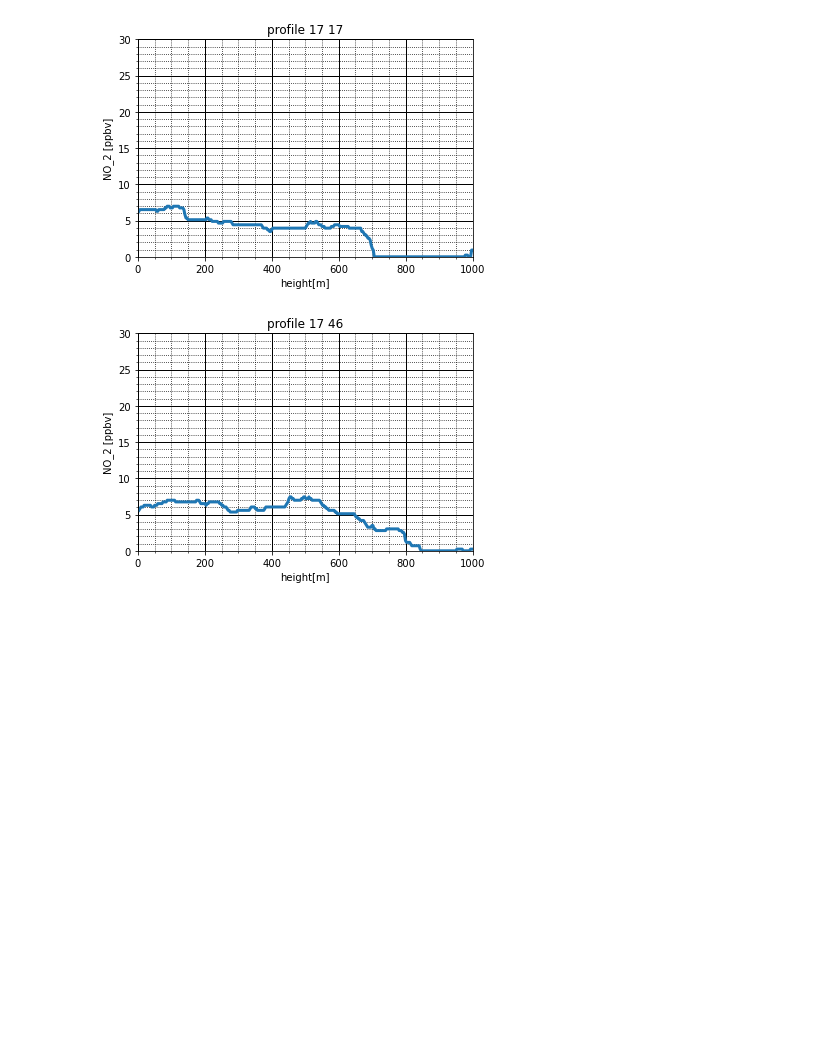
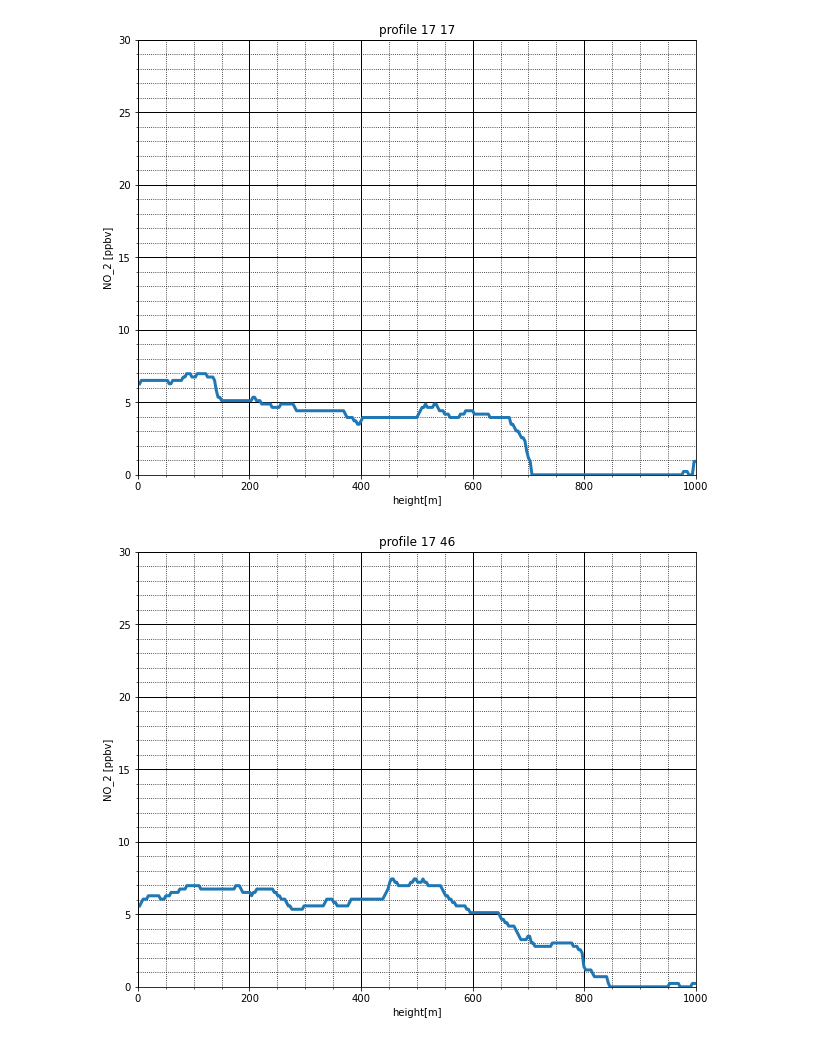
Before and after one commit to Mkrie/thesis, a Jupyter notebook: notebooks/profiles.ipynb, the cells around one changed output. Drawn from its saved outputs; the diff is of its cells as text; code cells hidden in the pictures; blank space fills up the shorter version.

```diff
--- a/notebooks/profiles.ipynb
+++ b/notebooks/profiles.ipynb
@@ -5,23 +5,23 @@ from pathlib import Path
 # %%
 for txt_path in Path(Path.cwd().parent,
                      "data", "profiles_1",
                      "csv").glob("*.csv"):
     with open(txt_path, "r") as csv_file:
         reader = csv.reader(csv_file)
         tup_coords: tuple[tuple[str]] = tuple(reader)
-        #plt.figure(figsize=(10, 8))
+        plt.figure(figsize=(10, 8))
         plt.minorticks_on()
         plt.grid(which='major', color = 'k', linewidth = 1)
         plt.grid(which='minor', color = 'k', linestyle = ':')
         plt.xlim(0, 1000)
         plt.ylim(0, 30)
         plt.xlabel("height[m]")
         plt.ylabel("NO_2 [ppbv]")
         plt.title(txt_path.name.replace(".csv", "").replace("_", " "))
         plt.plot(tuple(float(x[0]) for x in tup_coords),
                  tuple(float(x[1]) for x in tup_coords),
                  linewidth=3)
         plt.show()
 # %% [output]
-[figure, old version]
+[figure, new version]
-[figure, old version]
+[figure, new version]
```
Also changed, not shown: parts of 1 cell of this notebook, 4 other files.
